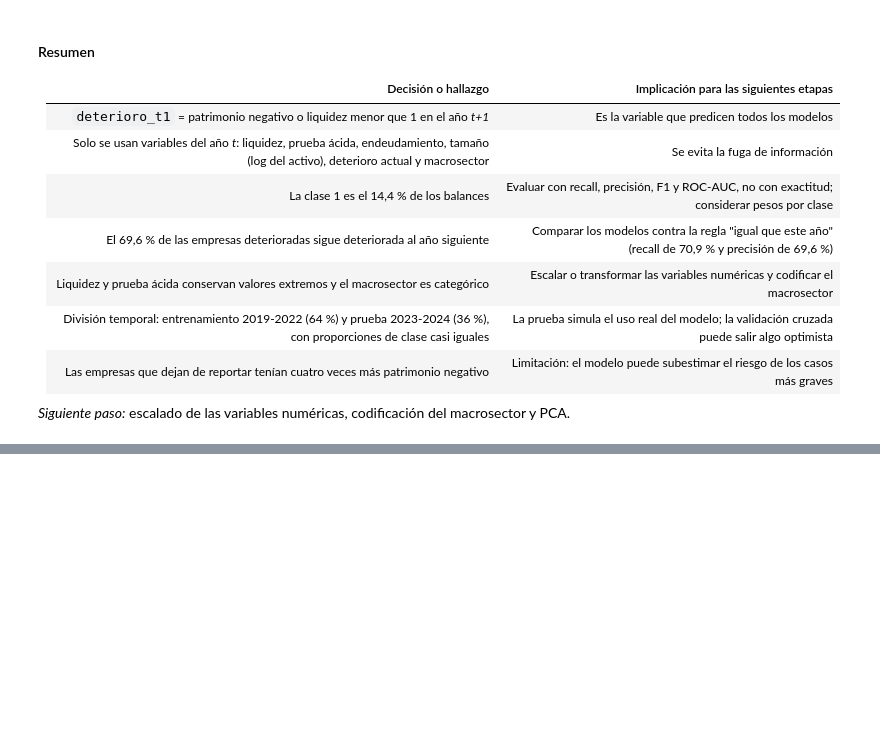
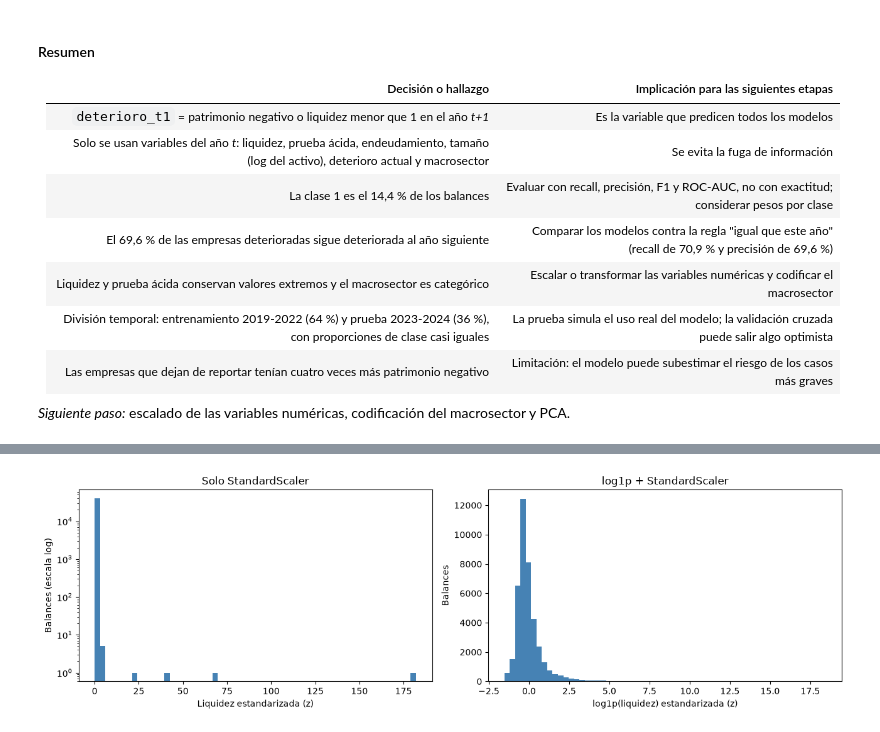
Before and after one commit to JulianHZ711/Final-AnalisisDatos, a Jupyter notebook: notebooks/proyecto_integrador.ipynb, the cells around one changed output, grey strips where cells are left out. Cells and saved outputs as stored; diff of their text form; code cells hidden in the pictures; blank space fills up the shorter version.

Commit message:
Escalado, codificacion y PCA

```diff
--- a/notebooks/proyecto_integrador.ipynb
+++ b/notebooks/proyecto_integrador.ipynb
@@ -3251,0 +3369,20 @@ Guardado: data/processed/dataset_modelado.csv (62,540 filas, 10 columnas)
+# %%
+fig, (izq, der) = plt.subplots(1, 2, figsize=(13, 4))
+z_solo = StandardScaler().fit_transform(X_train[["liquidez"]]).ravel()
+z_log = StandardScaler().fit_transform(np.log1p(X_train[["liquidez"]])).ravel()
+
+izq.hist(z_solo, bins=60, color="steelblue")
+izq.set_yscale("log")
+izq.set_xlabel("Liquidez estandarizada (z)")
+izq.set_ylabel("Balances (escala log)")
+izq.set_title("Solo StandardScaler")
+
+der.hist(z_log, bins=60, color="steelblue")
+der.set_xlabel("log1p(liquidez) estandarizada (z)")
+der.set_ylabel("Balances")
+der.set_title("log1p + StandardScaler")
+
+plt.tight_layout()
+plt.show()
+# %% [output]
+[figure, added]
```
Also changed, not shown: parts of 17 cells of this notebook.
